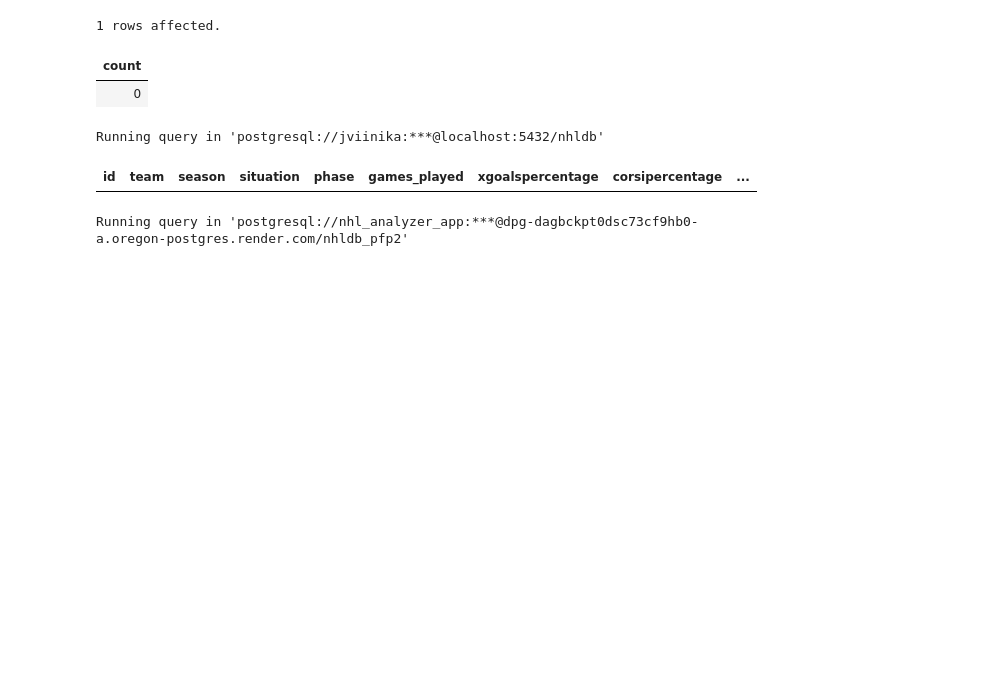
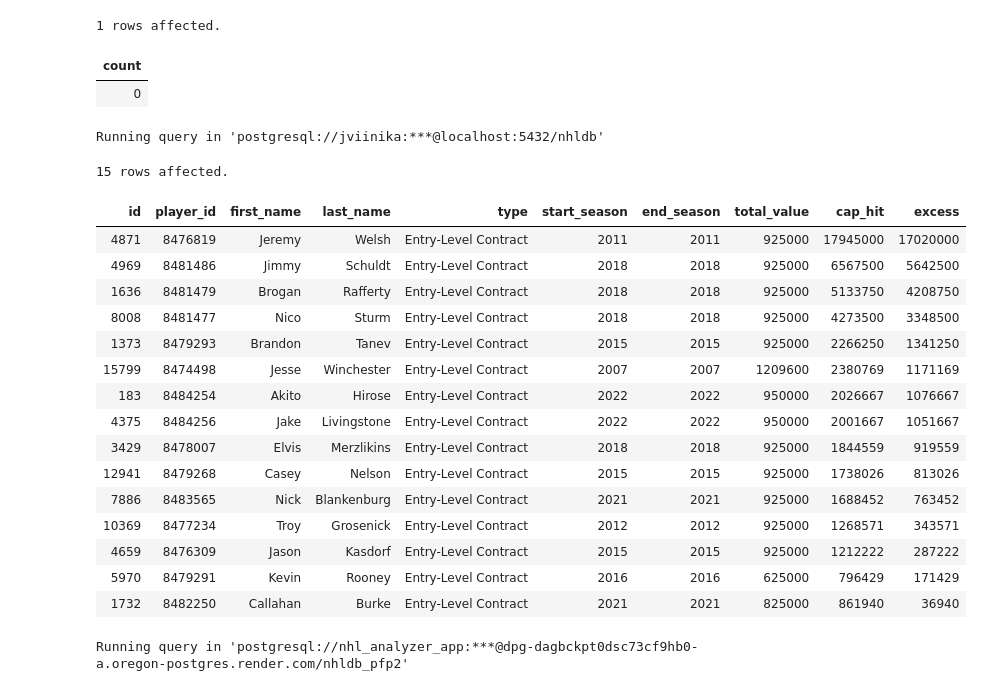
Before and after one commit to jusaviin/capConverter, a Jupyter notebook: database_management/databaseTesting.ipynb, the cells around one changed output. Saved outputs shown, nothing was run; the diff lists cells and outputs as text; code cells hidden in the pictures; blank space fills up the shorter version.

```diff
--- a/database_management/databaseTesting.ipynb
+++ b/database_management/databaseTesting.ipynb
@@ -31,13 +31,36 @@ Running query in 'postgresql://jviinika:***@localhost:5432/nhldb'
 | count |
 | 0 |
 # %%
-%%sql
-    SELECT *
-    FROM team_season_stats
-    WHERE team = 'PHX'
+%%sql SELECT c.id, c.player_id, p.first_name, p.last_name, c.type,
+       c.start_season, c.end_season, c.total_value, c.cap_hit,
+       c.cap_hit - c.total_value AS excess
+FROM contracts c
+JOIN players p ON p.id = c.player_id
+WHERE c.type ILIKE '%entry%'
+  AND c.cap_hit IS NOT NULL
+  AND c.total_value IS NOT NULL
+  AND c.cap_hit > c.total_value
+  AND start_season = end_season
+ORDER BY excess DESC;
 # %% [output]
 Running query in 'postgresql://jviinika:***@localhost:5432/nhldb'
+15 rows affected.
-| id | team | season | situation | phase | games_played | xgoalspercentage | corsipercentage | ... |
+| id | player_id | first_name | last_name | type | start_season | end_season | total_value | cap_hit | excess |
+| 4871 | 8476819 | Jeremy | Welsh | Entry-Level Contract | 2011 | 2011 | 925000 | 17945000 | 17020000 |
+| 4969 | 8481486 | Jimmy | Schuldt | Entry-Level Contract | 2018 | 2018 | 925000 | 6567500 | 5642500 |
+| 1636 | 8481479 | Brogan | Rafferty | Entry-Level Contract | 2018 | 2018 | 925000 | 5133750 | 4208750 |
+| 8008 | 8481477 | Nico | Sturm | Entry-Level Contract | 2018 | 2018 | 925000 | 4273500 | 3348500 |
+| 1373 | 8479293 | Brandon | Tanev | Entry-Level Contract | 2015 | 2015 | 925000 | 2266250 | 1341250 |
+| 15799 | 8474498 | Jesse | Winchester | Entry-Level Contract | 2007 | 2007 | 1209600 | 2380769 | 1171169 |
+| 183 | 8484254 | Akito | Hirose | Entry-Level Contract | 2022 | 2022 | 950000 | 2026667 | 1076667 |
+| 4375 | 8484256 | Jake | Livingstone | Entry-Level Contract | 2022 | 2022 | 950000 | 2001667 | 1051667 |
+| 3429 | 8478007 | Elvis | Merzlikins | Entry-Level Contract | 2018 | 2018 | 925000 | 1844559 | 919559 |
+| 12941 | 8479268 | Casey | Nelson | Entry-Level Contract | 2015 | 2015 | 925000 | 1738026 | 813026 |
+| 7886 | 8483565 | Nick | Blankenburg | Entry-Level Contract | 2021 | 2021 | 925000 | 1688452 | 763452 |
+| 10369 | 8477234 | Troy | Grosenick | Entry-Level Contract | 2012 | 2012 | 925000 | 1268571 | 343571 |
+| 4659 | 8476309 | Jason | Kasdorf | Entry-Level Contract | 2015 | 2015 | 925000 | 1212222 | 287222 |
+| 5970 | 8479291 | Kevin | Rooney | Entry-Level Contract | 2016 | 2016 | 625000 | 796429 | 171429 |
+| 1732 | 8482250 | Callahan | Burke | Entry-Level Contract | 2021 | 2021 | 825000 | 861940 | 36940 |
 # %%
 %sql SELECT * FROM conversion_events
 # %% [output]
```
Also changed, not shown: 4 other files.
